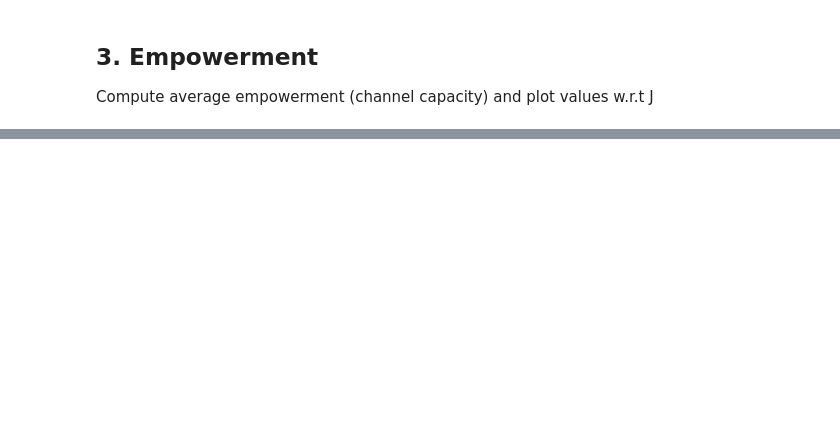
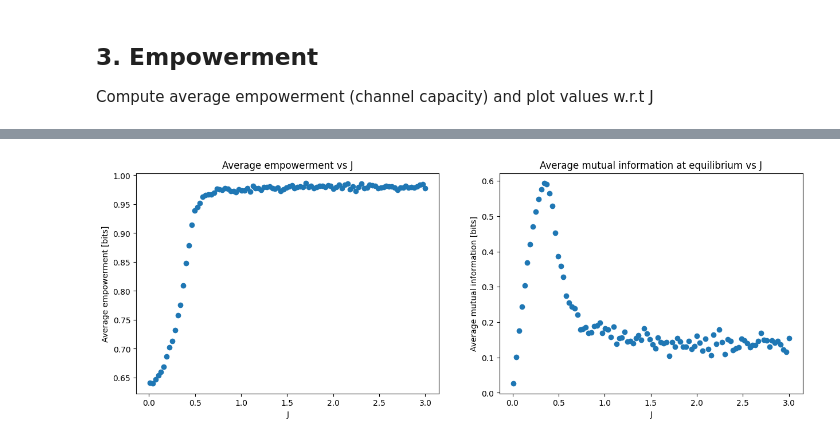
Before and after one commit to qianyangchen/IsingModel2D, a Jupyter notebook: Ising2D.ipynb, the cells around one changed output, grey strips where cells are left out. Cells and saved outputs as stored; diff of their text form; code cells hidden in the pictures; blank space fills up the shorter version.

```diff
--- a/Ising2D.ipynb
+++ b/Ising2D.ipynb
@@ -293,0 +320,31 @@ In this case, the channel is an action channel A[t]->S[t+1], where $A[t]\in\{-1,
+# %%
+%%time
+# run for multiple J and compute average empowerment for each J
+Js = np.linspace(0.01,3,100)
+N = 100
+time = 1000000
+emps = {}
+# mis0 = {}
+# mis1 = {}
+mis = {}
+numSample = 100000 # take 10k observations to compute empowerment
+offsetA = 1
+offsetS = 4
+baseA = 2
+baseS = 9
+
+for j in Js:
+    senses, actions, sensesNext, mus, magnetisations = simulation(N, time, j, bias=0.5, seed=0, plot=False)
+    S = senses[-numSample:]
+    A = actions[-numSample:]
+    SNext = sensesNext[-numSample:] # take the last 100k observations, disregard transient
+    # compute average empowerment (channel capacity)
+    emps[j] = sum(SNext!=0)/numSample
+    # compute average mutual information with three different ways
+    # s0neg =S[S<0]
+    # p0 = np.exp(2*j*s0neg) # assume beta = 1
+    # mis0[j] = -(p0@np.log2(p0) + (1-p0)@np.log2(1-p0))/numSample # approx p(s) with empirical probability
+    # s1neg = SNext[SNext<0]
+    # p1 = np.exp(2*j*s1neg)
+    # mis1[j] = -(p1@np.log2(p1) + (1-p1)@np.log2(1-p1))/numSample
+    mis[j] =  mutual_information((A + offsetA)//2, SNext + offsetS, baseA, baseS)
@@ -293,0 +354,16 @@ In this case, the channel is an action channel A[t]->S[t+1], where $A[t]\in\{-1,
+# %%
+fig, axes = plt.subplots(nrows=1, ncols=2, figsize=(15, 5))
+ax = axes[0]
+ax.scatter(emps.keys(), emps.values())
+ax.set_title('Average empowerment vs J');
+ax.set_xlabel('J');
+ax.set_ylabel('Average empowerment [bits]');
+ax = axes[1]
+ax.scatter(mis.keys(), mis.values())
+# ax.plot(mis0.keys(), mis0.values())
+# ax.plot(mis1.keys(), mis1.values())
+ax.set_title('Average mutual information at equilibrium vs J');
+ax.set_xlabel('J');
+ax.set_ylabel('Average mutual information [bits]');
+# %% [output]
+[figure, added]
```
Also changed, not shown: parts of 12 cells of this notebook.
